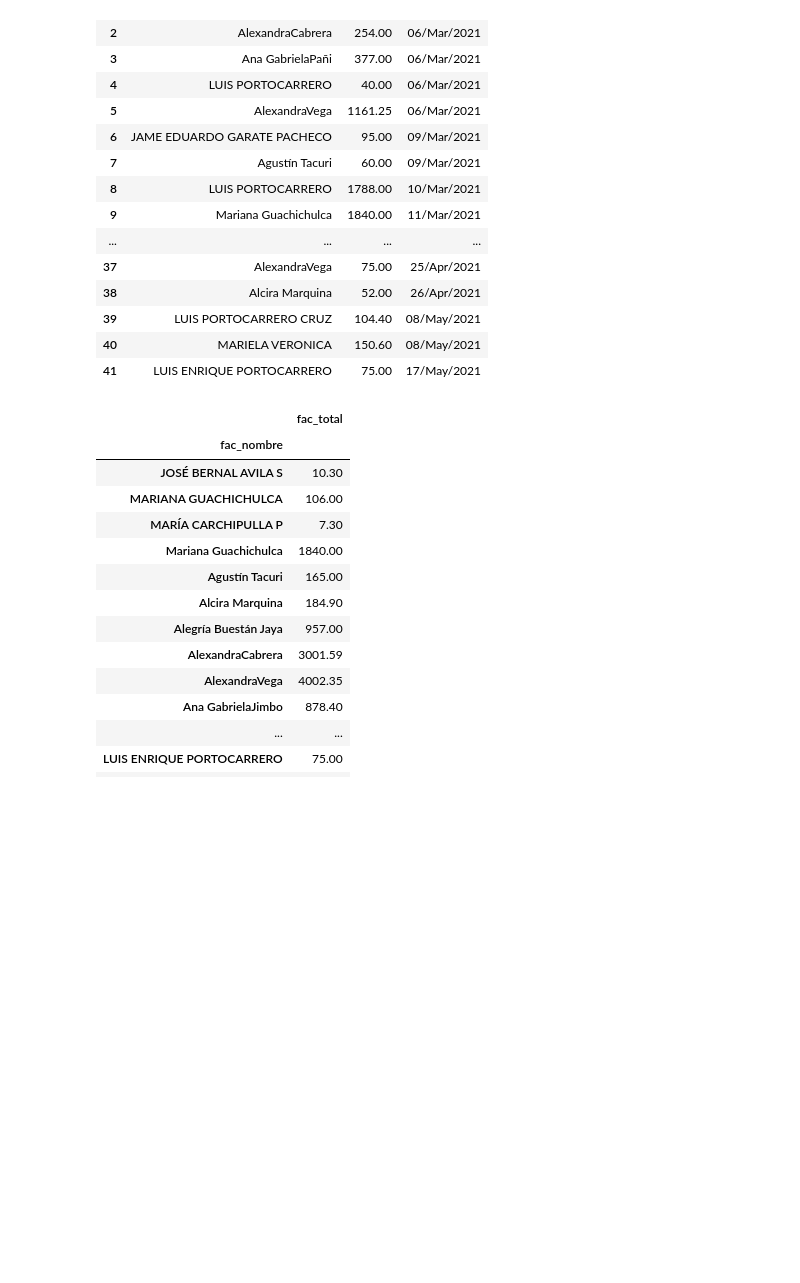
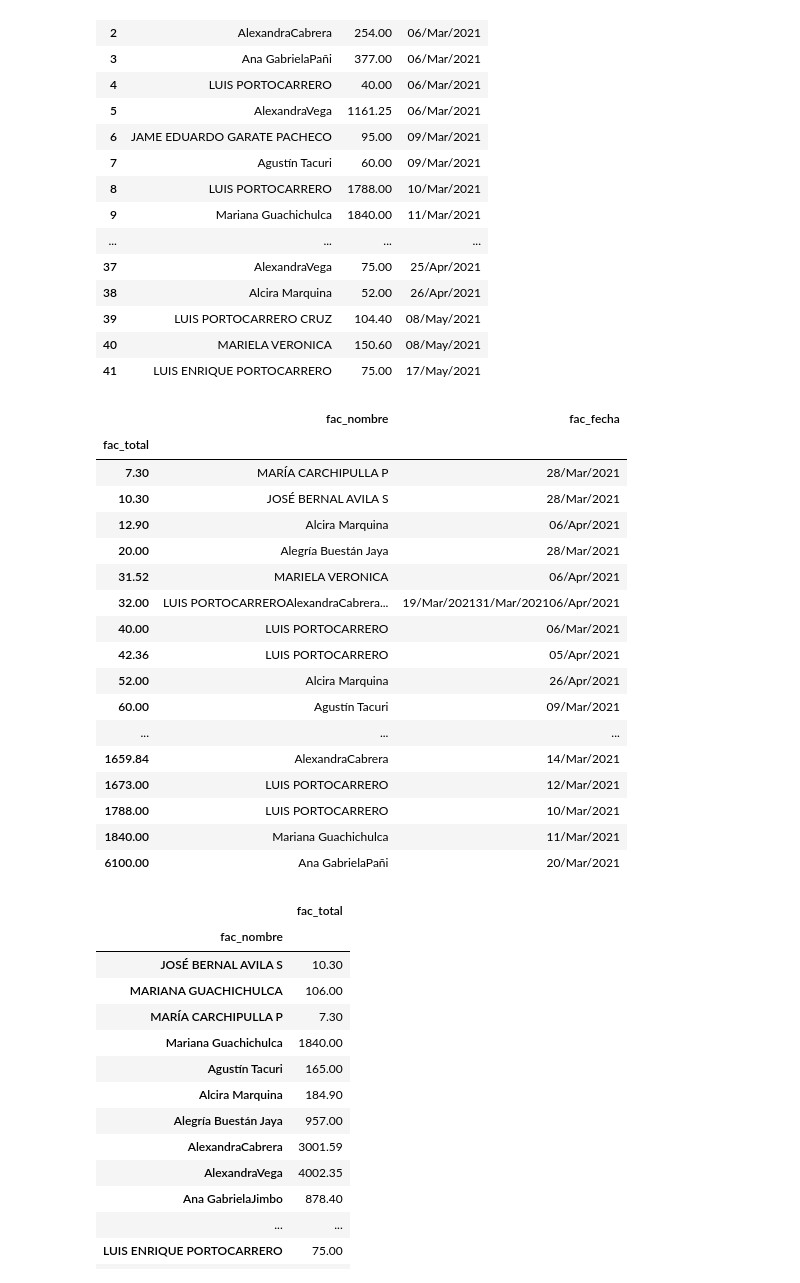
Before and after one commit to luchohpm/aplicacionweb, a Jupyter notebook: factura.ipynb, the cells around one changed output. Saved outputs shown, nothing was run; the diff lists cells and outputs as text; code cells hidden in the pictures; blank space fills up the shorter version.

```diff
--- a/factura.ipynb
+++ b/factura.ipynb
@@ -156,6 +156,29 @@ concatenados
 | 41 | LUIS ENRIQUE PORTOCARRERO | 75.00 | 17/May/2021 |
 # %%
 sumatoria = concatenados.groupby("fac_nombre").sum()
+# %%
+sumtotal = concatenados.groupby( "fac_total").sum()
+# %%
+sumtotal
+# %% [output]
+|  | fac_nombre | fac_fecha |
+| fac_total |  |  |
+| 7.30 | MARÍA CARCHIPULLA P | 28/Mar/2021 |
+| 10.30 | JOSÉ BERNAL AVILA S | 28/Mar/2021 |
+| 12.90 | Alcira Marquina | 06/Apr/2021 |
+| 20.00 | Alegría Buestán Jaya | 28/Mar/2021 |
+| 31.52 | MARIELA VERONICA | 06/Apr/2021 |
+| 32.00 | LUIS PORTOCARREROAlexandraCabrera... | 19/Mar/202131/Mar/202106/Apr/2021 |
+| 40.00 | LUIS PORTOCARRERO | 06/Mar/2021 |
+| 42.36 | LUIS PORTOCARRERO | 05/Apr/2021 |
+| 52.00 | Alcira Marquina | 26/Apr/2021 |
+| 60.00 | Agustín Tacuri | 09/Mar/2021 |
+| ... | ... | ... |
+| 1659.84 | AlexandraCabrera | 14/Mar/2021 |
+| 1673.00 | LUIS PORTOCARRERO | 12/Mar/2021 |
+| 1788.00 | LUIS PORTOCARRERO | 10/Mar/2021 |
+| 1840.00 | Mariana Guachichulca | 11/Mar/2021 |
+| 6100.00 | Ana GabrielaPañi | 20/Mar/2021 |
 # %%
 sumatoria
 # %% [output]
```
Also changed, not shown: parts of 13 cells of this notebook.
